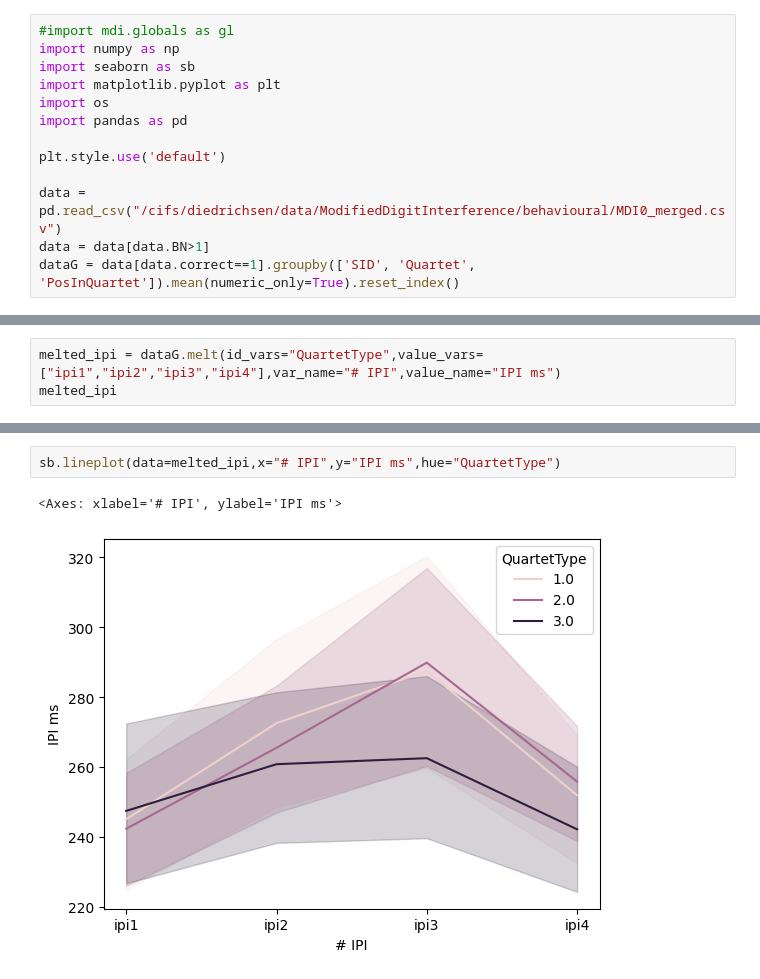
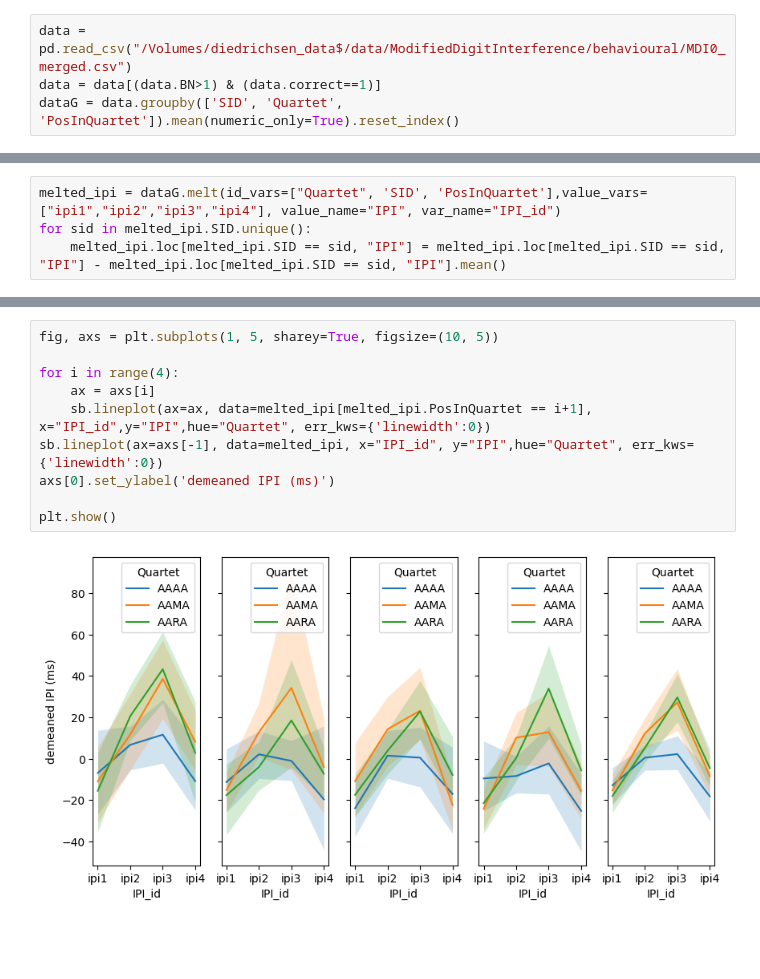
Before and after one commit to AmandaGiselleLily/modified-digit-inteference, a Jupyter notebook: notebooks/IPIs.ipynb, the cells around one changed output, grey strips where cells are left out. Drawn from its saved outputs; the diff is of its cells as text; blank space fills up the shorter version.

```diff
--- a/notebooks/IPIs.ipynb
+++ b/notebooks/IPIs.ipynb
@@ -1,13 +10,4 @@
 # %%
-#import mdi.globals as gl
-import numpy as np
-import seaborn as sb
-import matplotlib.pyplot as plt
-import os
-import pandas as pd
-
-plt.style.use('default')
-
-data = pd.read_csv("/cifs/diedrichsen/data/ModifiedDigitInterference/behavioural/MDI0_merged.csv")
-data = data[data.BN>1]
-dataG = data[data.correct==1].groupby(['SID', 'Quartet', 'PosInQuartet']).mean(numeric_only=True).reset_index()
+data = pd.read_csv("/Volumes/diedrichsen_data$/data/ModifiedDigitInterference/behavioural/MDI0_merged.csv")
+data = data[(data.BN>1) & (data.correct==1)]
+dataG = data.groupby(['SID', 'Quartet', 'PosInQuartet']).mean(numeric_only=True).reset_index()
@@ -21,3 +14,4 @@ def standardize_ipi(df):
 # %%
-melted_ipi = dataG.melt(id_vars="QuartetType",value_vars=["ipi1","ipi2","ipi3","ipi4"],var_name="# IPI",value_name="IPI ms")
-melted_ipi
+melted_ipi = dataG.melt(id_vars=["Quartet", 'SID', 'PosInQuartet'],value_vars=["ipi1","ipi2","ipi3","ipi4"], value_name="IPI", var_name="IPI_id")
+for sid in melted_ipi.SID.unique():
+    melted_ipi.loc[melted_ipi.SID == sid, "IPI"] = melted_ipi.loc[melted_ipi.SID == sid, "IPI"] - melted_ipi.loc[melted_ipi.SID == sid, "IPI"].mean()
@@ -38,6 +18,13 @@ melted_ipi
 # %%
-sb.lineplot(data=melted_ipi,x="# IPI",y="IPI ms",hue="QuartetType")
+fig, axs = plt.subplots(1, 5, sharey=True, figsize=(10, 5))
+
+for i in range(4):
+    ax = axs[i]
+    sb.lineplot(ax=ax, data=melted_ipi[melted_ipi.PosInQuartet == i+1], x="IPI_id",y="IPI",hue="Quartet", err_kws={'linewidth':0})
+sb.lineplot(ax=axs[-1], data=melted_ipi, x="IPI_id", y="IPI",hue="Quartet", err_kws={'linewidth':0})
+axs[0].set_ylabel('demeaned IPI (ms)')
+
+plt.show()
 # %% [output]
-<Axes: xlabel='# IPI', ylabel='IPI ms'>
-[figure, old version]
+[figure, new version]
 # %%
```
Also changed, not shown: parts of 7 cells of this notebook.
